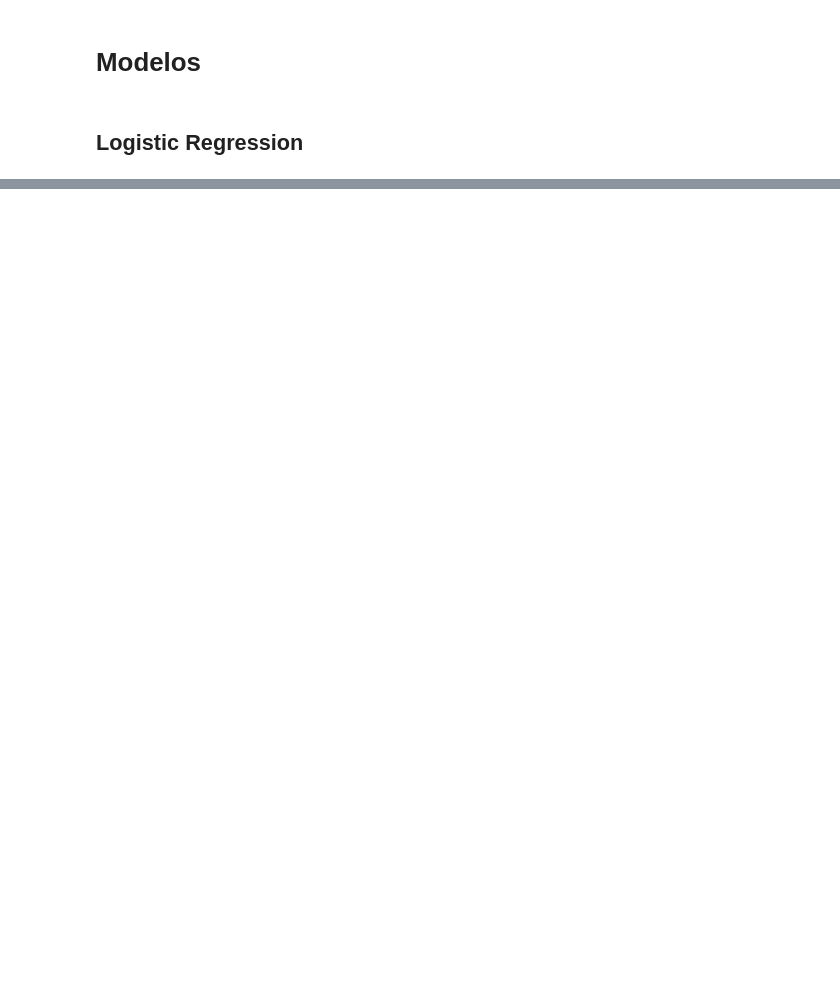
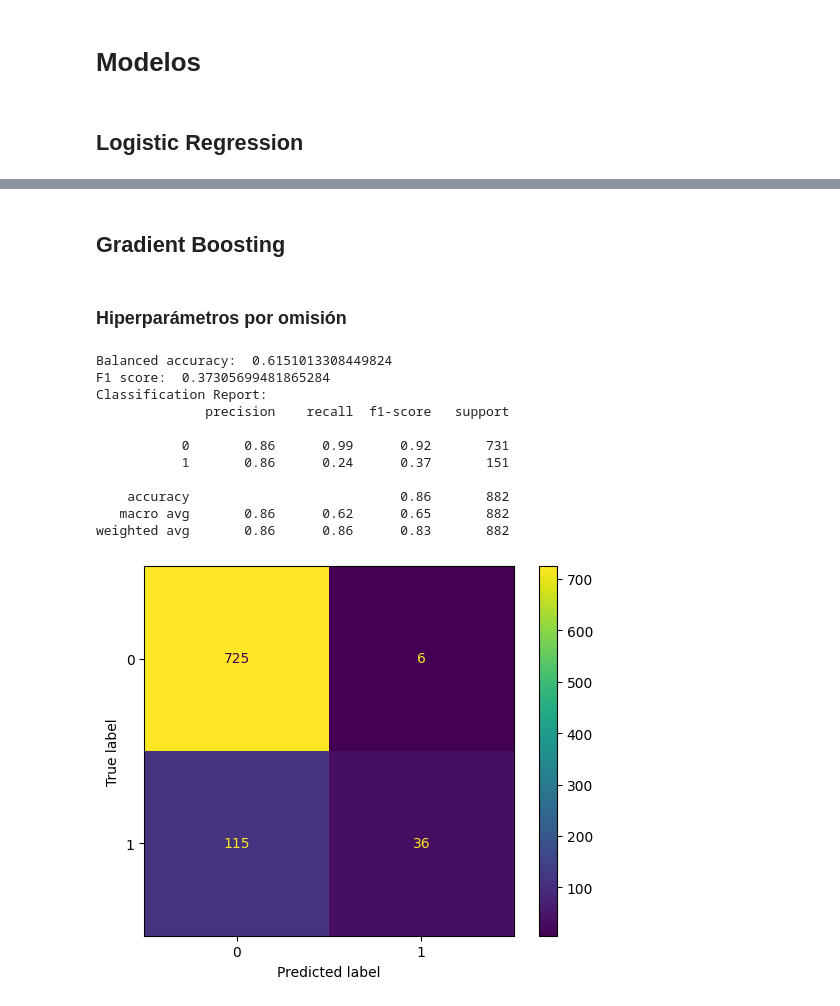
Before and after one commit to Natalia409634/Grupo7-practica2-ML, a Jupyter notebook: G7_P2_ML.ipynb, the cells around one changed output, grey strips where cells are left out. Saved outputs shown, nothing was run; the diff lists cells and outputs as text; code cells hidden in the pictures; blank space fills up the shorter version.

Commit message:
Boosting hecho

```diff
--- a/G7_P2_ML.ipynb
+++ b/G7_P2_ML.ipynb
@@ -418,0 +399,41 @@ weighted avg       0.79      0.67      0.71       728
+# %% [markdown]
+## Gradient Boosting
+# %% [markdown]
+### Hiperparámetros por omisión
+# %%
+from sklearn.ensemble import GradientBoostingClassifier
+
+boo = GradientBoostingClassifier(random_state=7)
+
+# Entrenamos
+start = time.time()
+boo.fit(X_train, y_train)
+boo_time = time.time() - start
+
+y_pred = boo.predict(X_test)
+
+ba = balanced_accuracy_score(y_test, y_pred)
+
+f1 = f1_score(y_test, y_pred)
+
+cm = confusion_matrix(y_test, y_pred)
+ConfusionMatrixDisplay(cm).plot()
+plt.grid(False)
+
+print("Balanced accuracy: ", ba)
+print("F1 score: ", f1)
+print("Classification Report:",)
+print(classification_report(y_test, y_pred))
+# %% [output]
+Balanced accuracy:  0.6151013308449824
+F1 score:  0.37305699481865284
+Classification Report:
+              precision    recall  f1-score   support
+
+           0       0.86      0.99      0.92       731
+           1       0.86      0.24      0.37       151
+
+    accuracy                           0.86       882
+   macro avg       0.86      0.62      0.65       882
+weighted avg       0.86      0.86      0.83       882
+[figure, added]
```
Also changed, not shown: parts of 16 cells of this notebook.
